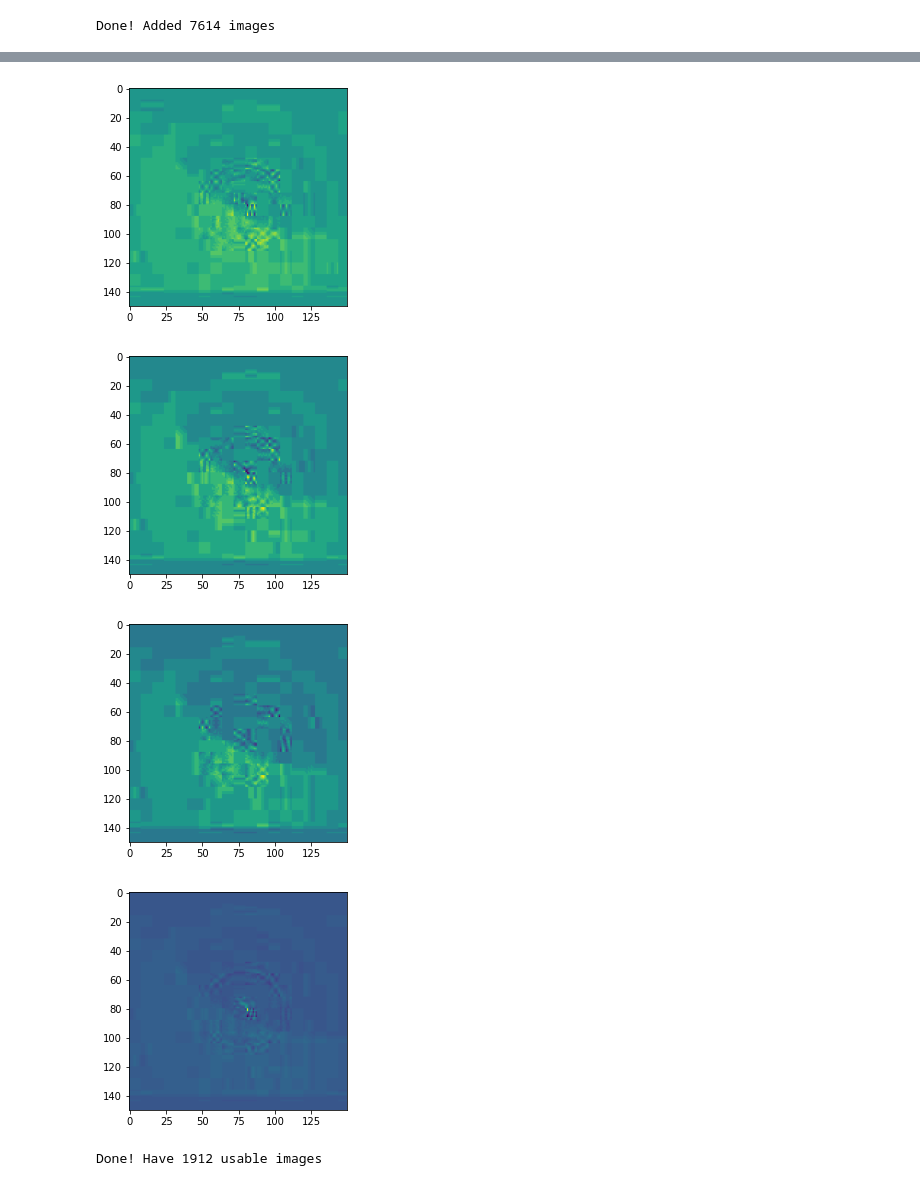
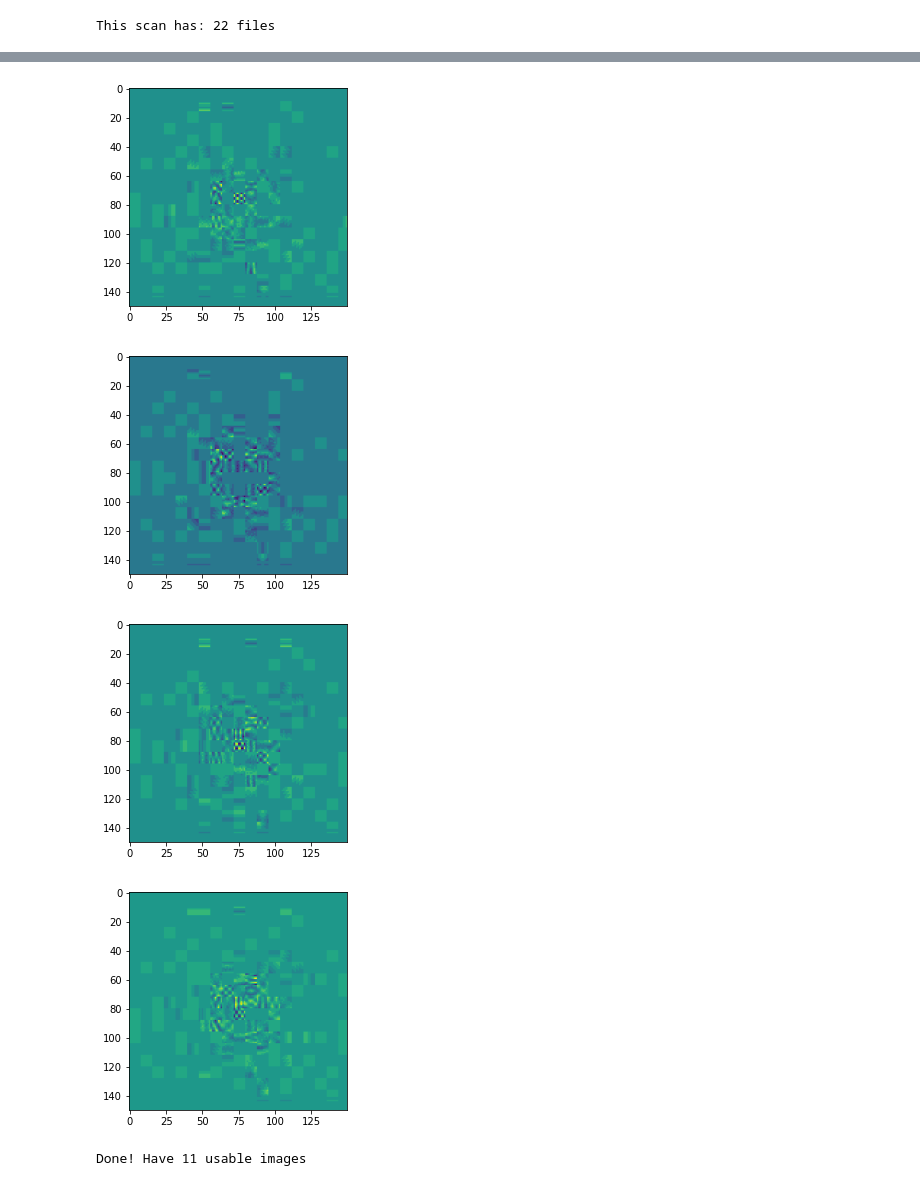
Before and after one commit to dhruv-sirohi/Miller-Lab-UED, a Jupyter notebook: Project 2: Real Data/Classification/Bismuth_Real_Data_Script.ipynb, the cells around one changed output, grey strips where cells are left out. Cells and saved outputs as stored; diff of their text form; code cells hidden in the pictures.

```diff
--- a/Project 2: Real Data/Classification/Bismuth_Real_Data_Script.ipynb
+++ b/Project 2: Real Data/Classification/Bismuth_Real_Data_Script.ipynb
@@ -32,3 +29,0 @@ data_dir = '/content/drive/MyDrive/Bismuth_Data_Processed/'
-# %%
-for file in os.scandir(data_dir):
-  print(file.path)
@@ -73,47 +47,53 @@ def process_data(data_dir):
   print("Done! Added {} images".format(len(data_dict.values())))
   return file_name_array, data_dict
-# %%
-file_name_array, data_dict = process_data(data_dir)
-# %% [output]
-Done! Added 7614 images
+# %%
+data_dir = '/content/drive/MyDrive/Bismuth_Data_Processed/'
+date = "2021-02-" + input("Which day's scan do you want to analyze?") + "/scans/scan"
+print("Date: " + date)
+scan_num = input("Which scan do you want to analyze?")
+dir_name = data_dir + date + scan_num + "/"
+print("Directory name: "+dir_name)
+#for file in os.scandir(file_name):
+#  print(file.path)
+file_name_array, data_dict = process_data(dir_name)
+file_name_array.sort()
+#print(file_name_array)
+# %%
+data_arr = []
+for file_name in file_name_array:
+  data_arr.append([data_dict[file_name],file_name])
+print("This scan has: {} files".format(len(data_arr)))
+# %% [output]
+This scan has: 22 files
 # %%
 #Commented bc I've already saved array to npy file
-"""
-file_name_array.sort()
-
 subtracted_photos = []
 subtracted_photos_gray = []
-for index in range(0,len(file_name_array)-1):
+for index in range(0,len(data_arr)-1):
 
-  off_file_name = file_name_array[index]
+  off_file_name = data_arr[index][1]
   off_file_name_split = off_file_name.split('scan',3)[3]
   off_file_num = int(off_file_name_split.split("_",2)[0])*1000+int(off_file_name.split("_",2)[1])
+  off_photo = data_arr[index][0]
 
   on_file_name = file_name_array[index+1]
   on_file_name_split = on_file_name.split('scan',3)[3]
   on_file_num = int(on_file_name_split.split("_",2)[0])*1000+int(on_file_name.split("_",2)[1])
+  on_photo = data_arr[index+1][0]
 
   if (on_file_num == off_file_num + 1) and ('on' in on_file_name) and ('off' in off_file_name):
-
-    #print(off_file_name)
-    #print(on_file_name)
-    off_photo = np.asarray(data_dict[off_file_name])
-    on_photo = np.asarray(data_dict[on_file_name])
-
-    off_photo_gray = rgb2gray(off_photo)
-    on_photo_gray = rgb2gray(on_photo)
+    off_photo_gray = np.array(rgb2gray(off_photo))
+    on_photo_gray = np.array(rgb2gray(on_photo))
     sub_photo = (on_photo-off_photo)/255
     sub_photo_gray = (on_photo_gray-off_photo_gray)/255
-    #print(np.array(sub_photo).shape)
+
     if not np.array_equal(sub_photo,np.zeros((150,150,3))):
-      subtracted_photos.append([sub_photo,off_file_name])
-      subtracted_photos_gray.append([sub_photo_gray,off_file_name])
+      subtracted_photos.append(np.concatenate((np.zeros((17, 150,3)),sub_photo[17:133,:,:],(np.zeros((17, 150,3)))),axis=0))
+      subtracted_photos_gray.append(np.concatenate((np.zeros((17, 150)),sub_photo_gray[17:133,:],(np.zeros((17, 150)))),axis=0))
+
     if index < 10:
       plt.imshow(sub_photo_gray)
       plt.show()
 
 print("Done! Have {} usable images".format(len(subtracted_photos)))
-np.save('/content/drive/MyDrive/Bismuth_Data_Processed/Subtracted_Images_RGB.npy',subtracted_photos)
-np.save('/content/drive/MyDrive/Bismuth_Data_Processed/Subtracted_Images_GRAY.npy',subtracted_photos_gray)
-"""
 # %% [output]
@@ -121,5 +101,5 @@ np.save('/content/drive/MyDrive/Bismuth_Data_Processed/Subtracted_Images_GRAY.np
-[figure, old version]
+[figure, new version]
-[figure, old version]
+[figure, new version]
-[figure, old version]
+[figure, new version]
-[figure, old version]
+[figure, new version]
-Done! Have 1912 usable images
+Done! Have 11 usable images
```
Also changed, not shown: parts of 12 cells of this notebook.
